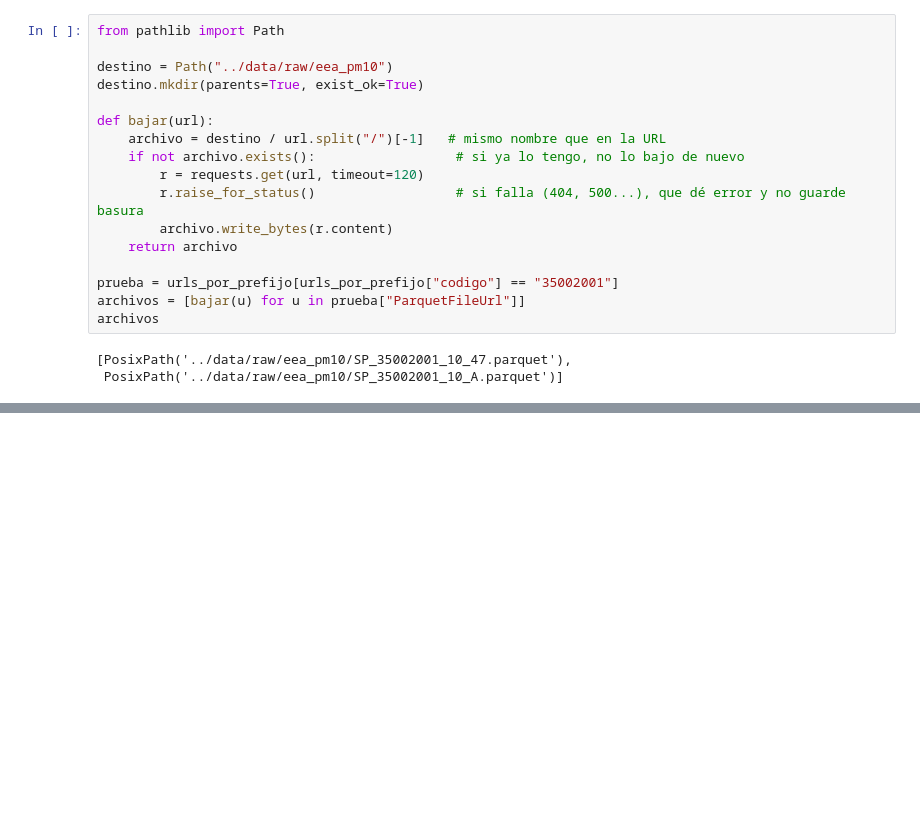
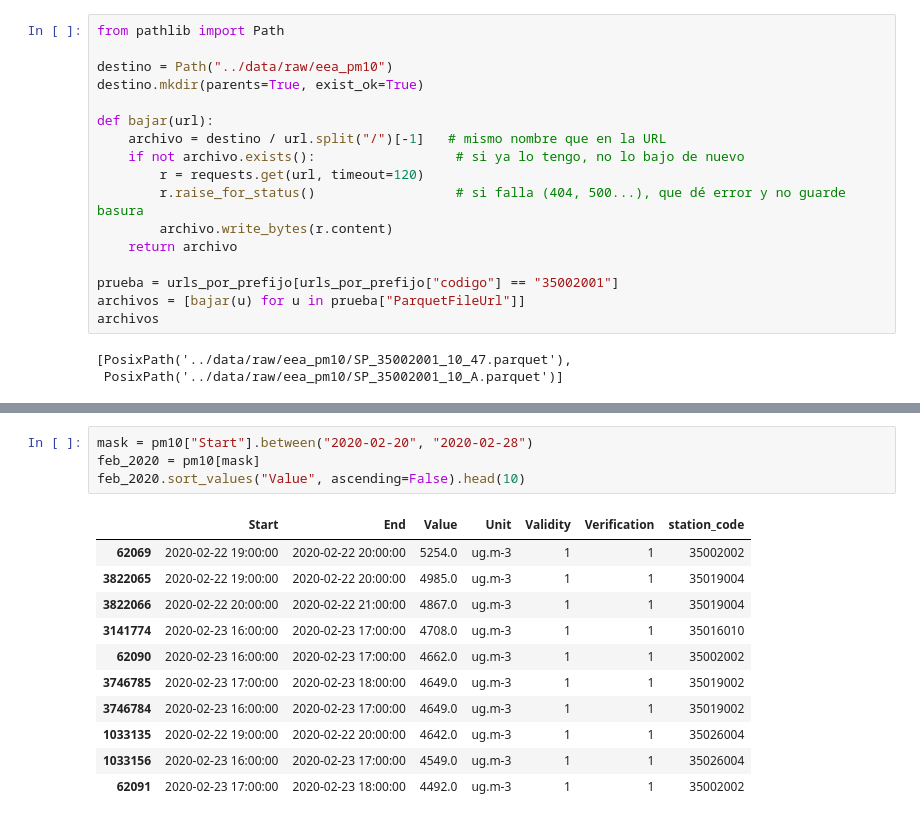
Before and after one commit to belennG/calima-canarias, a Jupyter notebook: spikes/02_eea_download.ipynb, the cells around one changed output, grey strips where cells are left out. Drawn from its saved outputs; the diff is of its cells as text; blank space fills up the shorter version.

```diff
--- a/spikes/02_eea_download.ipynb
+++ b/spikes/02_eea_download.ipynb
@@ -148,0 +216,16 @@ SP_35002001_10_A.parquet | 78144 filas | 2017-01-01 01:00:00 → 2026-01-01 00:0
+# %%
+mask = pm10["Start"].between("2020-02-20", "2020-02-28")
+feb_2020 = pm10[mask]
+feb_2020.sort_values("Value", ascending=False).head(10)
+# %% [output]
+|  | Start | End | Value | Unit | Validity | Verification | station_code |
+| 62069 | 2020-02-22 19:00:00 | 2020-02-22 20:00:00 | 5254.0 | ug.m-3 | 1 | 1 | 35002002 |
+| 3822065 | 2020-02-22 19:00:00 | 2020-02-22 20:00:00 | 4985.0 | ug.m-3 | 1 | 1 | 35019004 |
+| 3822066 | 2020-02-22 20:00:00 | 2020-02-22 21:00:00 | 4867.0 | ug.m-3 | 1 | 1 | 35019004 |
+| 3141774 | 2020-02-23 16:00:00 | 2020-02-23 17:00:00 | 4708.0 | ug.m-3 | 1 | 1 | 35016010 |
+| 62090 | 2020-02-23 16:00:00 | 2020-02-23 17:00:00 | 4662.0 | ug.m-3 | 1 | 1 | 35002002 |
+| 3746785 | 2020-02-23 17:00:00 | 2020-02-23 18:00:00 | 4649.0 | ug.m-3 | 1 | 1 | 35019002 |
+| 3746784 | 2020-02-23 16:00:00 | 2020-02-23 17:00:00 | 4649.0 | ug.m-3 | 1 | 1 | 35019002 |
+| 1033135 | 2020-02-22 19:00:00 | 2020-02-22 20:00:00 | 4642.0 | ug.m-3 | 1 | 1 | 35026004 |
+| 1033156 | 2020-02-23 16:00:00 | 2020-02-23 17:00:00 | 4549.0 | ug.m-3 | 1 | 1 | 35026004 |
+| 62091 | 2020-02-23 17:00:00 | 2020-02-23 18:00:00 | 4492.0 | ug.m-3 | 1 | 1 | 35002002 |
```
Also changed, not shown: parts of 27 cells of this notebook.
